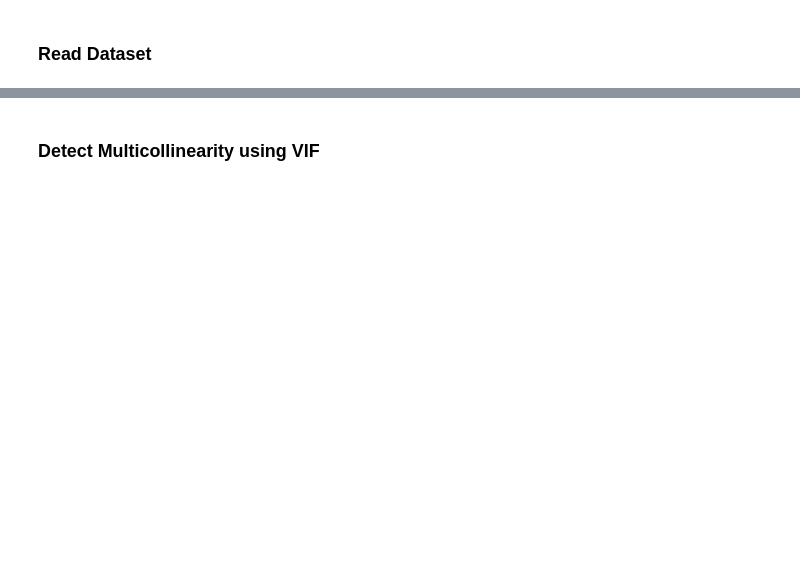
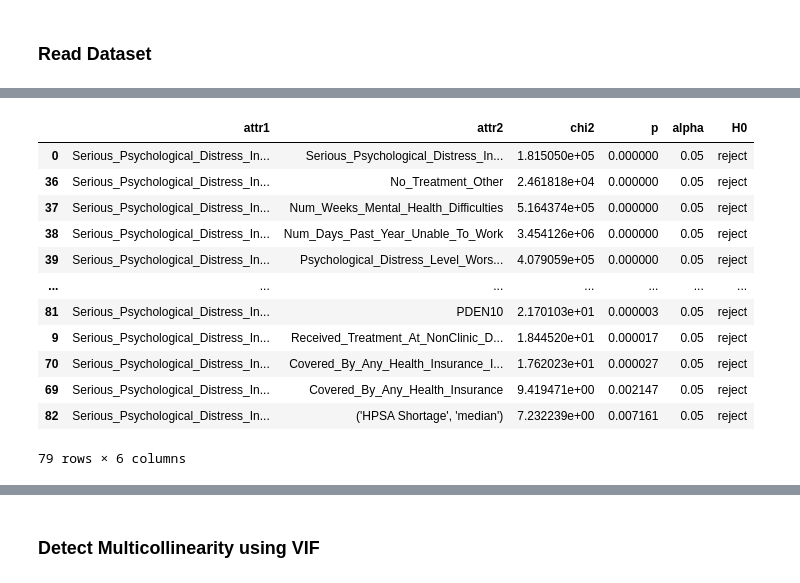
Before and after one commit to ml42322/correlationone_team2, a Jupyter notebook: Feature Selection.ipynb, the cells around one changed output, grey strips where cells are left out. Cells and saved outputs as stored; diff of their text form; code cells hidden in the pictures; blank space fills up the shorter version.

```diff
--- a/Feature Selection.ipynb
+++ b/Feature Selection.ipynb
@@ -18,0 +133,28 @@ control_cols = []
+# %%
+chi2_res = feature_selection.chi2(df_cat_label, df.Serious_Psychological_Distress_Indicator_Past_Month)
+
+df_chi2 = pd.DataFrame({
+    'attr1': 'Serious_Psychological_Distress_Indicator_Past_Month',
+    'attr2': df_cat_label.columns,
+    'chi2': chi2_res[0],
+    'p': chi2_res[1],
+    'alpha': 0.05
+})
+
+df_chi2['H0'] = np.where(df_chi2['p'] < 0.01, 'reject','fail to reject')
+
+df_chi2[df_chi2['H0'] == 'reject'].sort_values('p')
+# %% [output]
+|  | attr1 | attr2 | chi2 | p | alpha | H0 |
+| 0 | Serious_Psychological_Distress_In... | Serious_Psychological_Distress_In... | 1.815050e+05 | 0.000000 | 0.05 | reject |
+| 36 | Serious_Psychological_Distress_In... | No_Treatment_Other | 2.461818e+04 | 0.000000 | 0.05 | reject |
+| 37 | Serious_Psychological_Distress_In... | Num_Weeks_Mental_Health_Difficulties | 5.164374e+05 | 0.000000 | 0.05 | reject |
+| 38 | Serious_Psychological_Distress_In... | Num_Days_Past_Year_Unable_To_Work | 3.454126e+06 | 0.000000 | 0.05 | reject |
+| 39 | Serious_Psychological_Distress_In... | Psychological_Distress_Level_Wors... | 4.079059e+05 | 0.000000 | 0.05 | reject |
+| ... | ... | ... | ... | ... | ... | ... |
+| 81 | Serious_Psychological_Distress_In... | PDEN10 | 2.170103e+01 | 0.000003 | 0.05 | reject |
+| 9 | Serious_Psychological_Distress_In... | Received_Treatment_At_NonClinic_D... | 1.844520e+01 | 0.000017 | 0.05 | reject |
+| 70 | Serious_Psychological_Distress_In... | Covered_By_Any_Health_Insurance_I... | 1.762023e+01 | 0.000027 | 0.05 | reject |
+| 69 | Serious_Psychological_Distress_In... | Covered_By_Any_Health_Insurance | 9.419471e+00 | 0.002147 | 0.05 | reject |
+| 82 | Serious_Psychological_Distress_In... | ('HPSA Shortage', 'median') | 7.232239e+00 | 0.007161 | 0.05 | reject |
+79 rows × 6 columns
```
Also changed, not shown: parts of 45 cells of this notebook.
